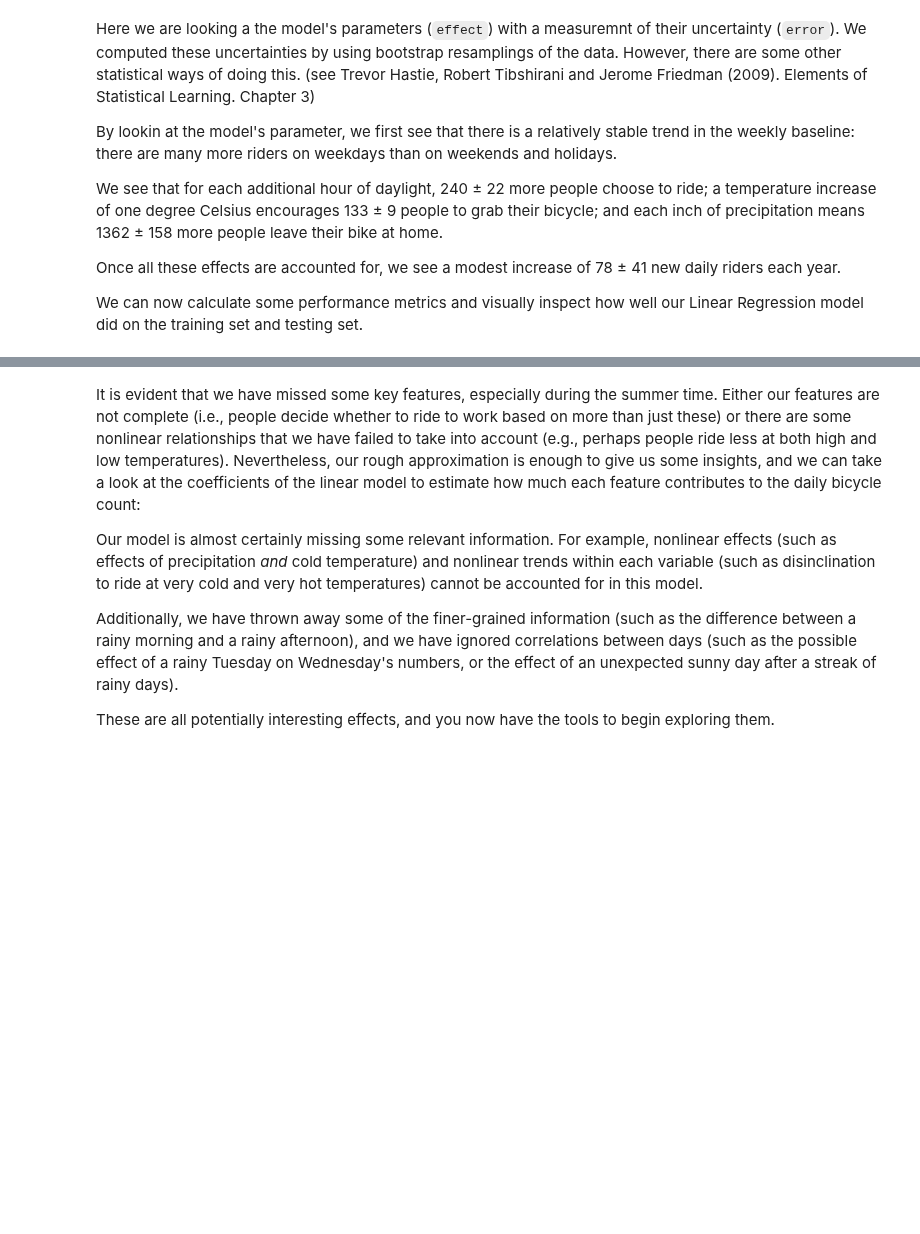
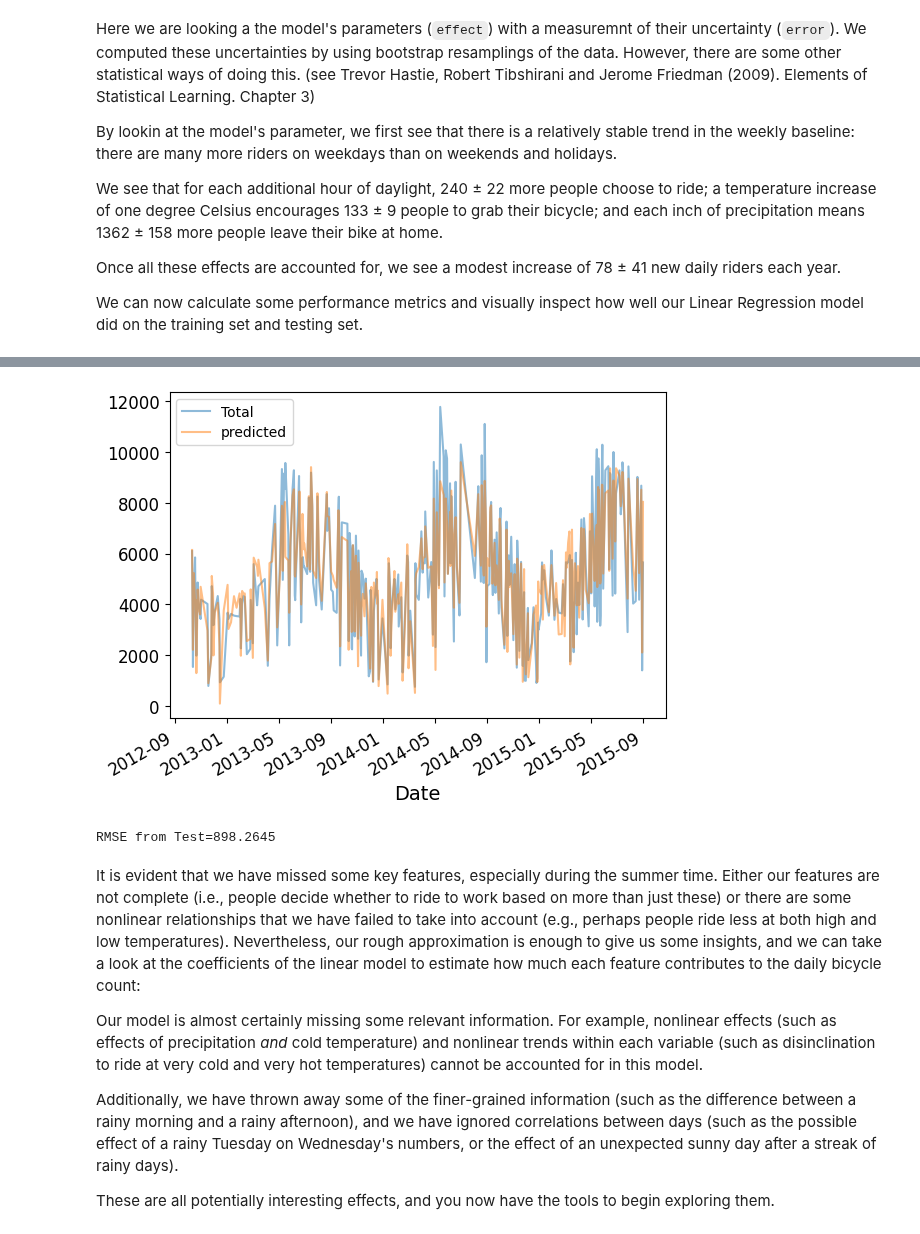
Before and after one commit to lopezbec/intro_python_notebooks, a Jupyter notebook: Multiple_Regularize_LR_implementation.ipynb, the cells around one changed output, grey strips where cells are left out. Saved outputs shown, nothing was run; the diff lists cells and outputs as text; code cells hidden in the pictures; blank space fills up the shorter version.

```diff
--- a/Multiple_Regularize_LR_implementation.ipynb
+++ b/Multiple_Regularize_LR_implementation.ipynb
@@ -702,9 +854,23 @@ daily[['Total', 'predicted']].plot(alpha=0.5);
 # %%
+# Ensure the index is in datetime format (if not already)
+test.index = pd.to_datetime(test.index)
+
+# Predict and add the predictions to the DataFrame
 test['predicted'] = model.predict(X_test)
-test[['Total', 'predicted']].plot(alpha=0.5);
 
-RMSE_test_LR=np.sqrt(mean_squared_error(y_test, model.predict(X_test)))
-print("RMSE from Test=" + str(round(RMSE_test_LR,4)))
+# Sort the DataFrame by the date index
+test.sort_index(inplace=True)
+
+# Plot the actual and predicted values by date
+test[['Total', 'predicted']].plot(alpha=0.5)
+plt.show()
+
+# Compute the RMSE for the test set
+RMSE_test_LR = np.sqrt(mean_squared_error(y_test, model.predict(X_test)))
+print("RMSE from Test=" + str(round(RMSE_test_LR, 4)))
+# %% [output]
+[figure, added]
+RMSE from Test=898.2645
 # %% [markdown]
 It is evident that we have missed some key features, especially during the summer time.
 Either our features are not complete (i.e., people decide whether to ride to work based on more than just these) or there are some nonlinear relationships that we have failed to take into account (e.g., perhaps people ride less at both high and low temperatures).
```
Also changed, not shown: parts of 34 cells of this notebook.
